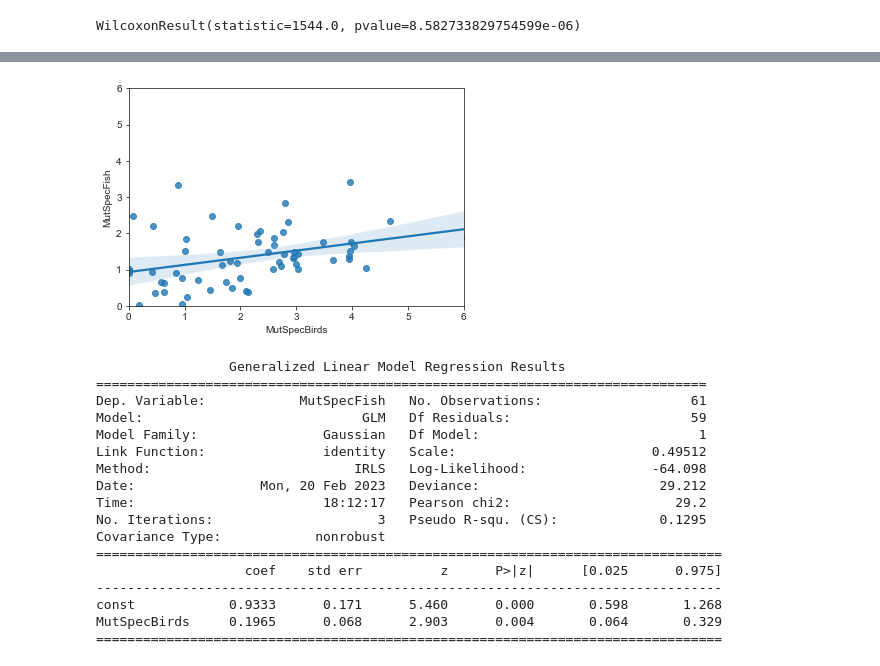
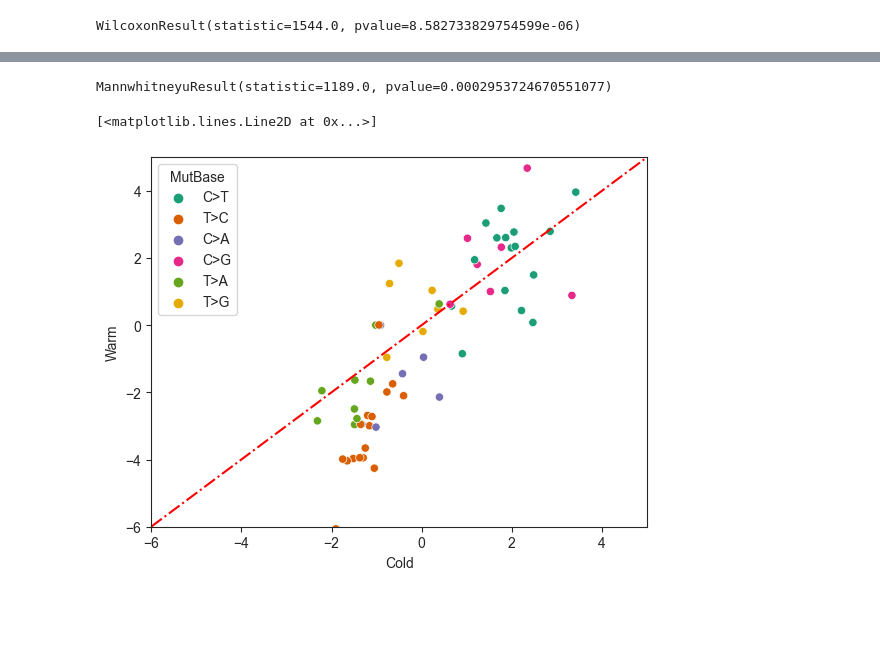
Before and after one commit to mitoclub/mtdna-192component-mutspec-chordata, a Jupyter notebook: scripts/asymmetry_TR.ipynb, the cells around one changed output, grey strips where cells are left out. Cells and saved outputs as stored; diff of their text form; code cells hidden in the pictures; blank space fills up the shorter version.

Commit message:
coldVSwarm check

```diff
--- a/scripts/asymmetry_TR.ipynb
+++ b/scripts/asymmetry_TR.ipynb
@@ -524,0 +543,4 @@ WilcoxonResult(statistic=1544.0, pvalue=8.582733829754599e-06)
+# %%
+check_ass_gr = cold_warm.pivot(index='Mut', columns='Temperature', values='mtDNA Mutational Spectrum').reset_index()
+check_ass_gr['MutBase'] = check_ass_gr.Mut.str.slice(2, 5)
+check_ass_gr.head()
@@ -525,28 +554,13 @@ WilcoxonResult(statistic=1544.0, pvalue=8.582733829754599e-06)
+# %%
+check_ass_gr_test = check_ass_gr.dropna()
+stats.mannwhitneyu(abs(check_ass_gr_test.Cold), abs(check_ass_gr_test.Warm), alternative='less')
+# %% [output]
+MannwhitneyuResult(statistic=1189.0, pvalue=0.0002953724670551077)
 # %%
-sns.regplot(data = check_temp, x='MutSpecBirds', y='MutSpecFish')
-plt.xlim(0,6)
-plt.ylim(0,6)
-plt.show()
+sns.scatterplot(data=check_ass_gr, x='Cold', y='Warm', hue='MutBase', palette='Dark2')
+plt.xlim(-6,5)
+plt.ylim(-6,5)
+plt.plot([-6, 5], [-6,5], color='red', linestyle='dashdot')
 # %% [output]
+[<matplotlib.lines.Line2D at 0x...>]
-[figure, old version]
+[figure, new version]
-# %%
-mod_sp = sm.GLM(check_temp.MutSpecFish, sm.add_constant(check_temp.MutSpecBirds)).fit()
-print(mod_sp.summary())
-# %% [output]
-                 Generalized Linear Model Regression Results
-==============================================================================
-Dep. Variable:            MutSpecFish   No. Observations:                   61
-Model:                            GLM   Df Residuals:                       59
-Model Family:                Gaussian   Df Model:                            1
-Link Function:               identity   Scale:                         0.49512
-Method:                          IRLS   Log-Likelihood:                -64.098
-Date:                Mon, 20 Feb 2023   Deviance:                       29.212
-Time:                        18:12:17   Pearson chi2:                     29.2
-No. Iterations:                     3   Pseudo R-squ. (CS):             0.1295
-Covariance Type:            nonrobust
-================================================================================
-                   coef    std err          z      P>|z|      [0.025      0.975]
---------------------------------------------------------------------------------
-const            0.9333      0.171      5.460      0.000       0.598       1.268
-MutSpecBirds     0.1965      0.068      2.903      0.004       0.064       0.329
-================================================================================
```
Also changed, not shown: parts of 11 cells of this notebook, 6 other files.
